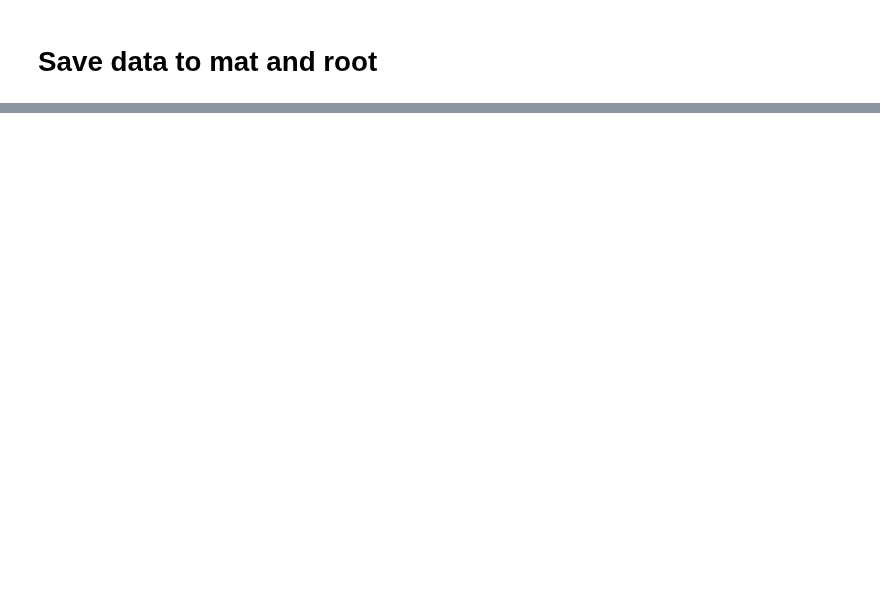
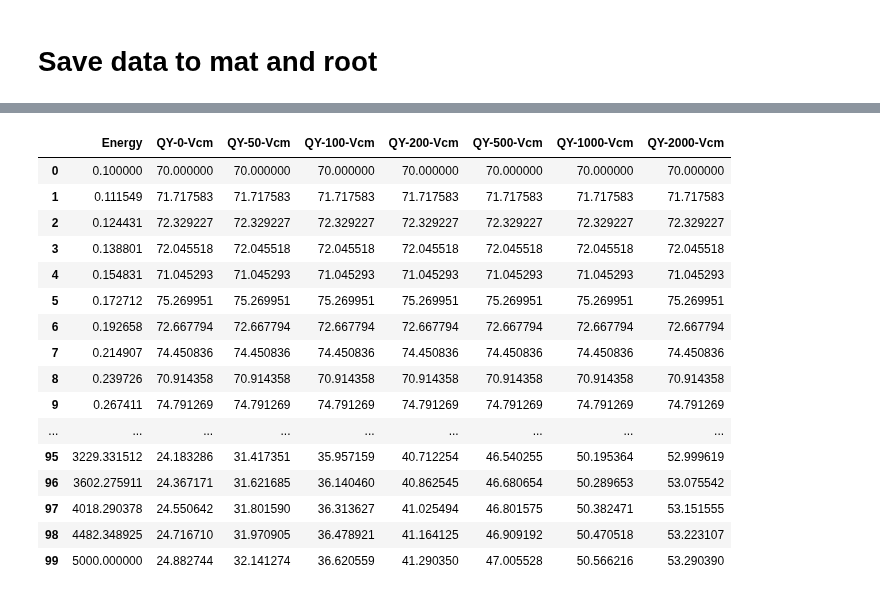
Before and after one commit to attdobi/iPyNb, a Jupyter notebook: PyNEST/libNEST-ValidationPlots.ipynb, the cells around one changed output, grey strips where cells are left out. Cells and saved outputs as stored; diff of their text form; code cells hidden in the pictures; blank space fills up the shorter version.

```diff
--- a/PyNEST/libNEST-ValidationPlots.ipynb
+++ b/PyNEST/libNEST-ValidationPlots.ipynb
@@ -282,0 +331,21 @@ f.Close()
+# %%
+#display QY-NR
+ER_df[cols[[0]+range(2,15,2)]]
+# %% [output]
+|  | Energy | QY-0-Vcm | QY-50-Vcm | QY-100-Vcm | QY-200-Vcm | QY-500-Vcm | QY-1000-Vcm | QY-2000-Vcm |
+| 0 | 0.100000 | 70.000000 | 70.000000 | 70.000000 | 70.000000 | 70.000000 | 70.000000 | 70.000000 |
+| 1 | 0.111549 | 71.717583 | 71.717583 | 71.717583 | 71.717583 | 71.717583 | 71.717583 | 71.717583 |
+| 2 | 0.124431 | 72.329227 | 72.329227 | 72.329227 | 72.329227 | 72.329227 | 72.329227 | 72.329227 |
+| 3 | 0.138801 | 72.045518 | 72.045518 | 72.045518 | 72.045518 | 72.045518 | 72.045518 | 72.045518 |
+| 4 | 0.154831 | 71.045293 | 71.045293 | 71.045293 | 71.045293 | 71.045293 | 71.045293 | 71.045293 |
+| 5 | 0.172712 | 75.269951 | 75.269951 | 75.269951 | 75.269951 | 75.269951 | 75.269951 | 75.269951 |
+| 6 | 0.192658 | 72.667794 | 72.667794 | 72.667794 | 72.667794 | 72.667794 | 72.667794 | 72.667794 |
+| 7 | 0.214907 | 74.450836 | 74.450836 | 74.450836 | 74.450836 | 74.450836 | 74.450836 | 74.450836 |
+| 8 | 0.239726 | 70.914358 | 70.914358 | 70.914358 | 70.914358 | 70.914358 | 70.914358 | 70.914358 |
+| 9 | 0.267411 | 74.791269 | 74.791269 | 74.791269 | 74.791269 | 74.791269 | 74.791269 | 74.791269 |
+| ... | ... | ... | ... | ... | ... | ... | ... | ... |
+| 95 | 3229.331512 | 24.183286 | 31.417351 | 35.957159 | 40.712254 | 46.540255 | 50.195364 | 52.999619 |
+| 96 | 3602.275911 | 24.367171 | 31.621685 | 36.140460 | 40.862545 | 46.680654 | 50.289653 | 53.075542 |
+| 97 | 4018.290378 | 24.550642 | 31.801590 | 36.313627 | 41.025494 | 46.801575 | 50.382471 | 53.151555 |
+| 98 | 4482.348925 | 24.716710 | 31.970905 | 36.478921 | 41.164125 | 46.909192 | 50.470518 | 53.223107 |
+| 99 | 5000.000000 | 24.882744 | 32.141274 | 36.620559 | 41.290350 | 47.005528 | 50.566216 | 53.290390 |
```
Also changed, not shown: parts of 10 cells of this notebook.
